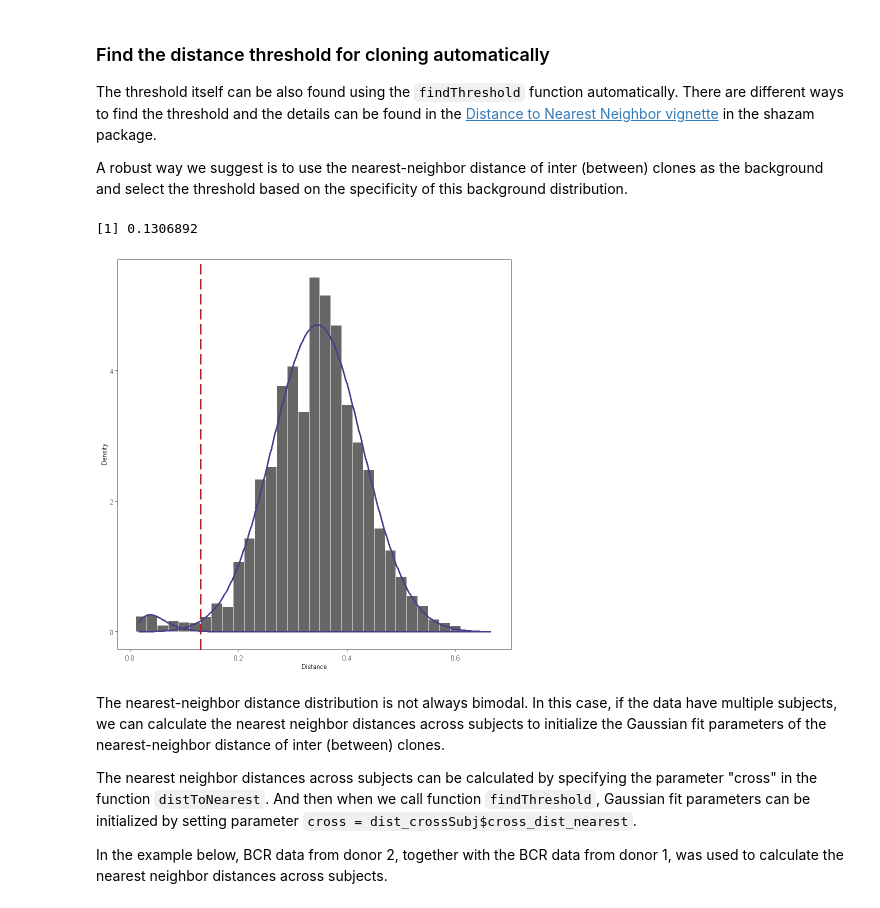
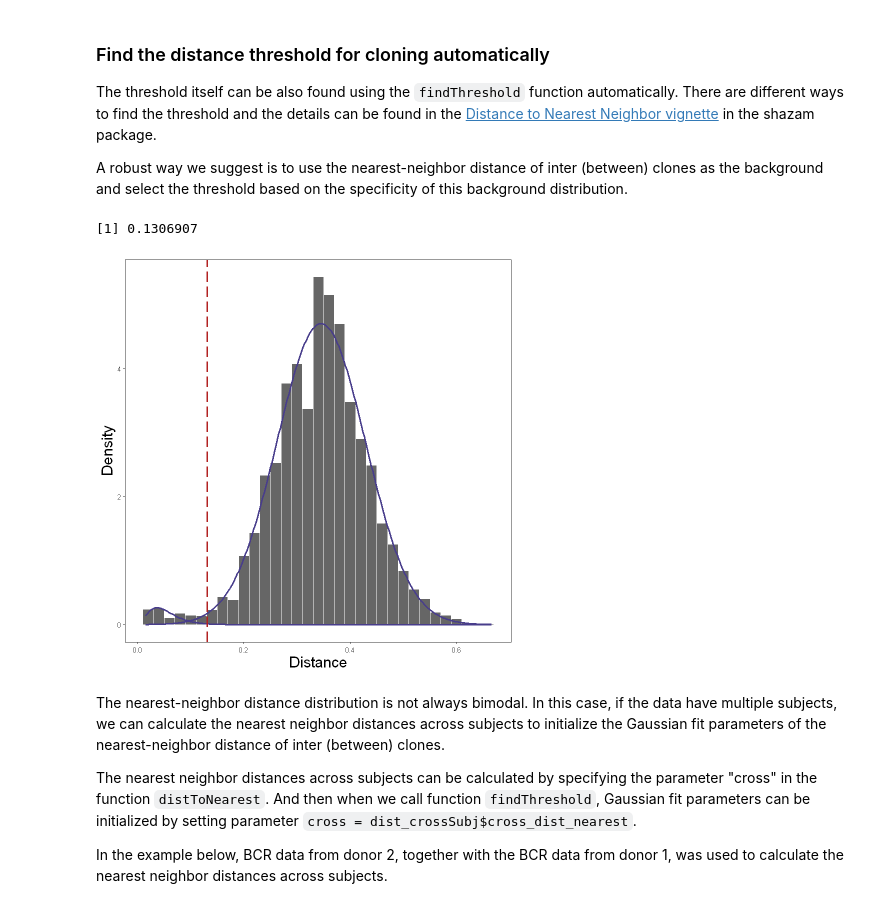
Before and after one commit to immcantation/immcantation, a Jupyter notebook: training/10x_tutorial.ipynb, the cells around one changed output. Saved outputs shown, nothing was run; the diff lists cells and outputs as text; code cells hidden in the pictures.

Commit message:
"
Update figure font size

```diff
--- a/training/10x_tutorial.ipynb
+++ b/training/10x_tutorial.ipynb
@@ -97,3 +108,10 @@ head(data)
 When calling clones from single cell data, if any cell in the data contains multiple heavy chains, SCOPer will throw an error message such as “xxx cell(s) with multiple heavy chains found. One heavy chain per cell is expected” and then stop running. If your data contains cells with multiple heavy chains, you need to handle it before calling clones.
 
 A simple solution is just removing cells with multiple heavy chains from the single cell data:
+# %%
+# remove cells with multiple heavy chain
+multi_heavy <- table(dplyr::filter(data, locus == "IGH")$cell_id)
+multi_heavy_cells <- names(multi_heavy)[multi_heavy > 1]
+
+data <- dplyr::filter(data, !cell_id %in% multi_heavy_cells)
+dim(data)
@@ -154,11 +175,11 @@ threshold_output <- findThreshold(dist_nearest$dist_nearest,
 threshold <- threshold_output@threshold
 threshold
 # %% [output]
-[1] 0.1306892
+[1] 0.1306907
 # %%
-plot(threshold_output, binwidth = 0.02)
+plot(threshold_output, binwidth = 0.02, silent=T) + theme(axis.title=element_text(size=18))
 # %% [output]
-[figure, old version]
+[figure, new version]
 # %% [markdown]
 The nearest-neighbor distance distribution is not always bimodal. In this case, if the data have multiple subjects, we can calculate the nearest neighbor distances across subjects to initialize the Gaussian fit parameters of the nearest-neighbor distance of inter (between) clones.
 
```
Also changed, not shown: parts of 10 cells of this notebook.
